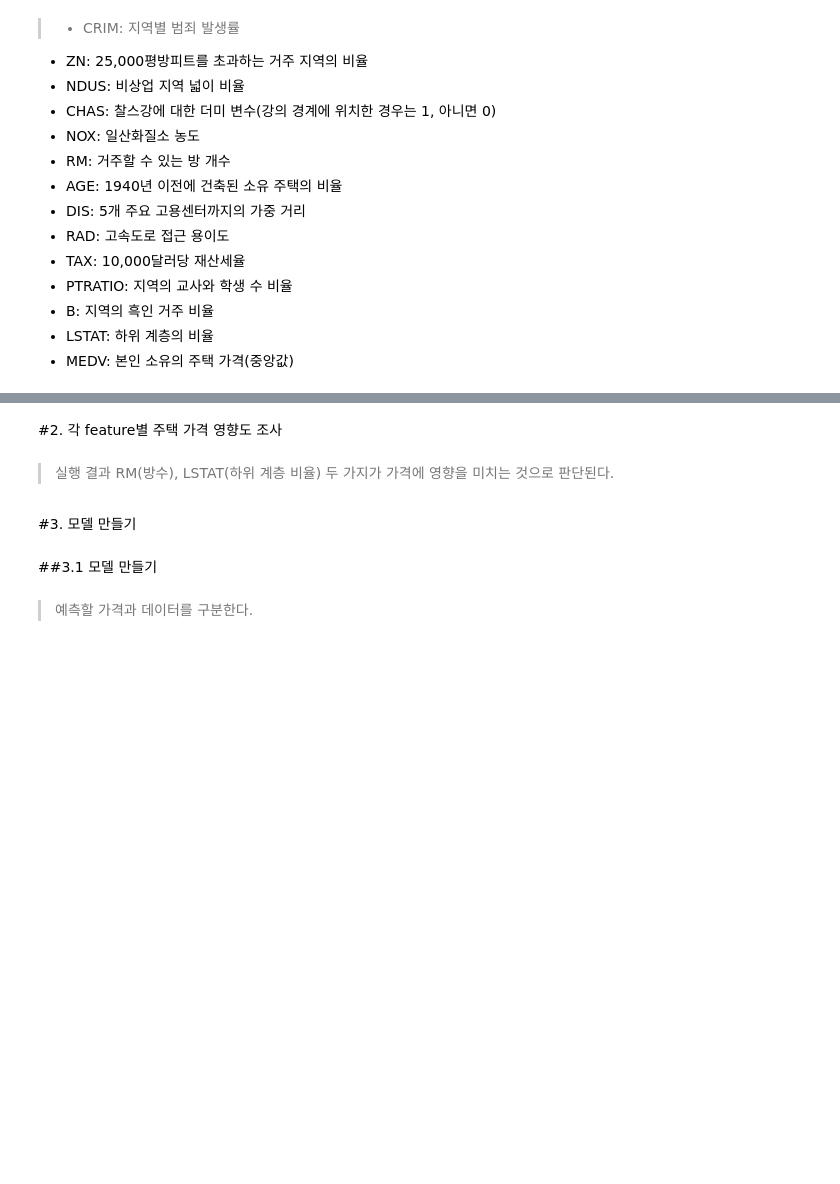
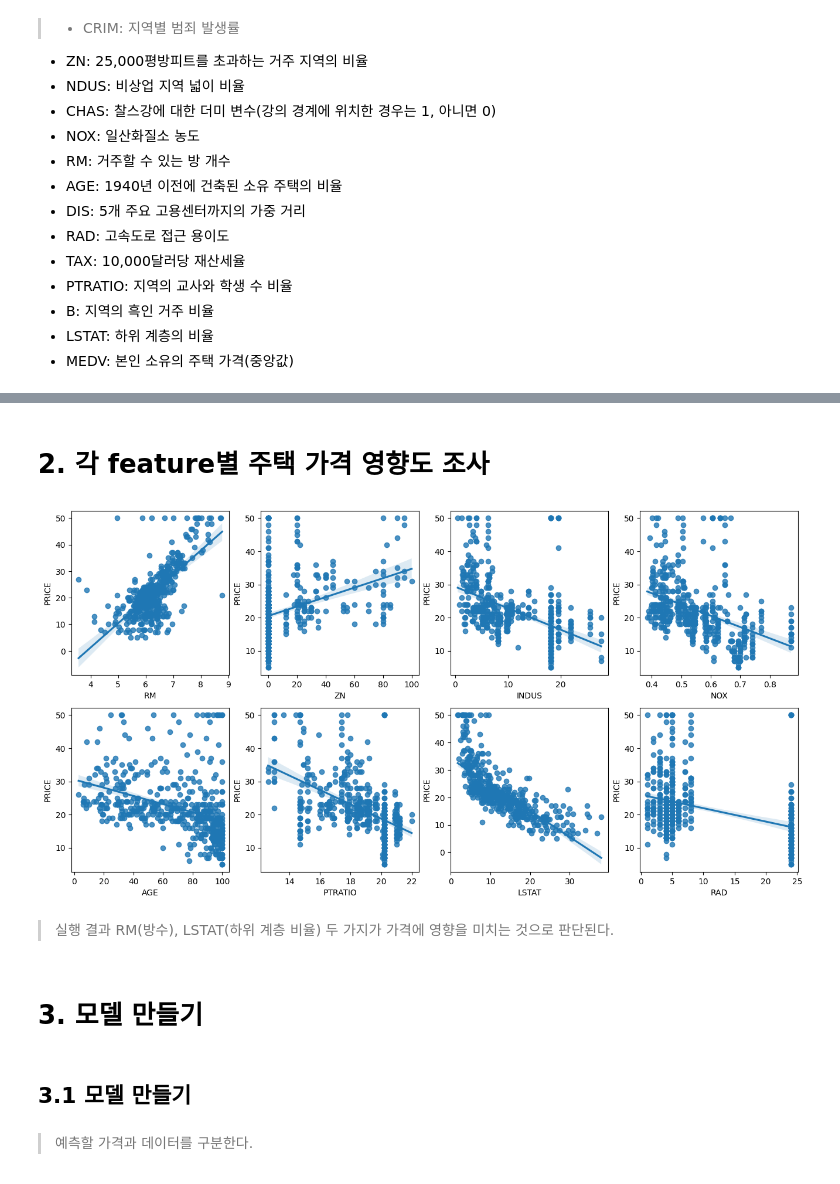
Before and after one commit to CG05/DB, a Jupyter notebook: 7. machine_learning/5. 선형회귀/2. 보스턴 주택 가격 예측.ipynb, the cells around one changed output, grey strips where cells are left out. Cells and saved outputs as stored; diff of their text form; code cells hidden in the pictures; blank space fills up the shorter version.

```diff
--- a/7. machine_learning/5. 선형회귀/2. 보스턴 주택 가격 예측.ipynb
+++ b/7. machine_learning/5. 선형회귀/2. 보스턴 주택 가격 예측.ipynb
@@ -2,0 +3,5 @@
+# %%
+from sklearn import datasets
+import pandas as pd
+
+boston_data, boston_target = datasets.fetch_openml('boston', version=1, return_X_y=True)
@@ -15,3 +27,6 @@
 * B: 지역의 흑인 거주 비율
 * LSTAT: 하위 계층의 비율
 * MEDV: 본인 소유의 주택 가격(중앙값)
+# %%
+df_boston = pd.DataFrame(boston_data)
+df_boston.info()
@@ -17,0 +54,2 @@
+# %%
+df_boston['CHAS'] = df_boston['CHAS'].astype('int')
@@ -17,0 +94,4 @@
+# %%
+df_boston['PRICE'] = boston_target.astype('int')
+df_boston['RAD'] = df_boston['RAD'].astype('int')
+df_boston.info()
@@ -18,8 +116,21 @@
 # %% [markdown]
-#2. 각 feature별 주택 가격 영향도 조사
+# 2. 각 feature별 주택 가격 영향도 조사
+# %%
+import matplotlib.pyplot as plt
+import seaborn as sns
+
+fig, axs = plt.subplots(2, 4, figsize=(16, 8))
+lm_features = ['RM', 'ZN', 'INDUS', 'NOX', 'AGE', 'PTRATIO', 'LSTAT', 'RAD']
+
+for i, feature in enumerate(lm_features):
+    row = i // 4
+    col = i % 4
+    sns.regplot(x=feature, y='PRICE', data=df_boston, ax=axs[row][col])
+# %% [output]
+[figure, added]
 # %% [markdown]
 > 실행 결과 RM(방수), LSTAT(하위 계층 비율) 두 가지가 가격에 영향을 미치는 것으로 판단된다.
 # %% [markdown]
-#3. 모델 만들기
+# 3. 모델 만들기
 # %% [markdown]
-##3.1 모델 만들기
+## 3.1 모델 만들기
```
Also changed, not shown: parts of 14 cells of this notebook, 28 other files.
